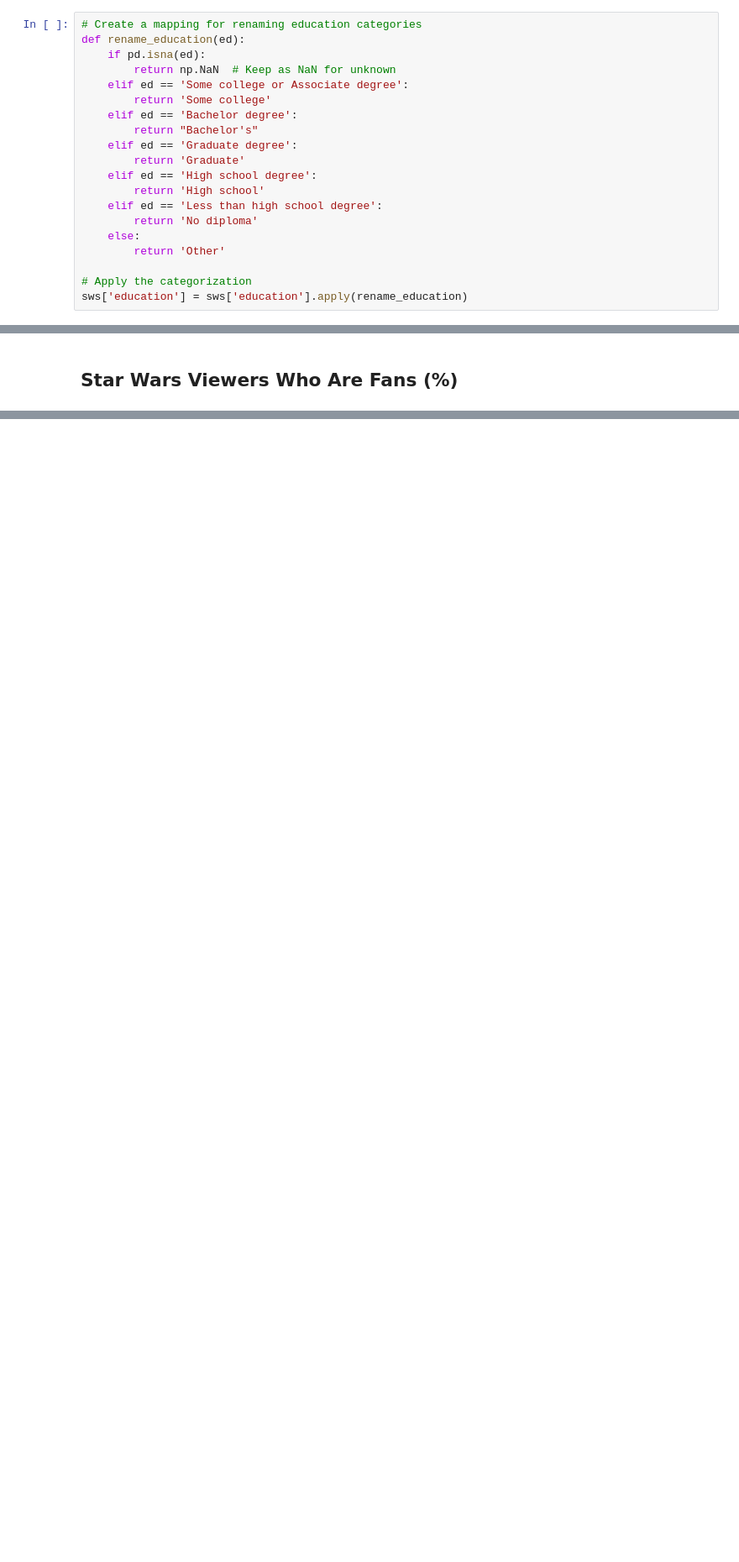
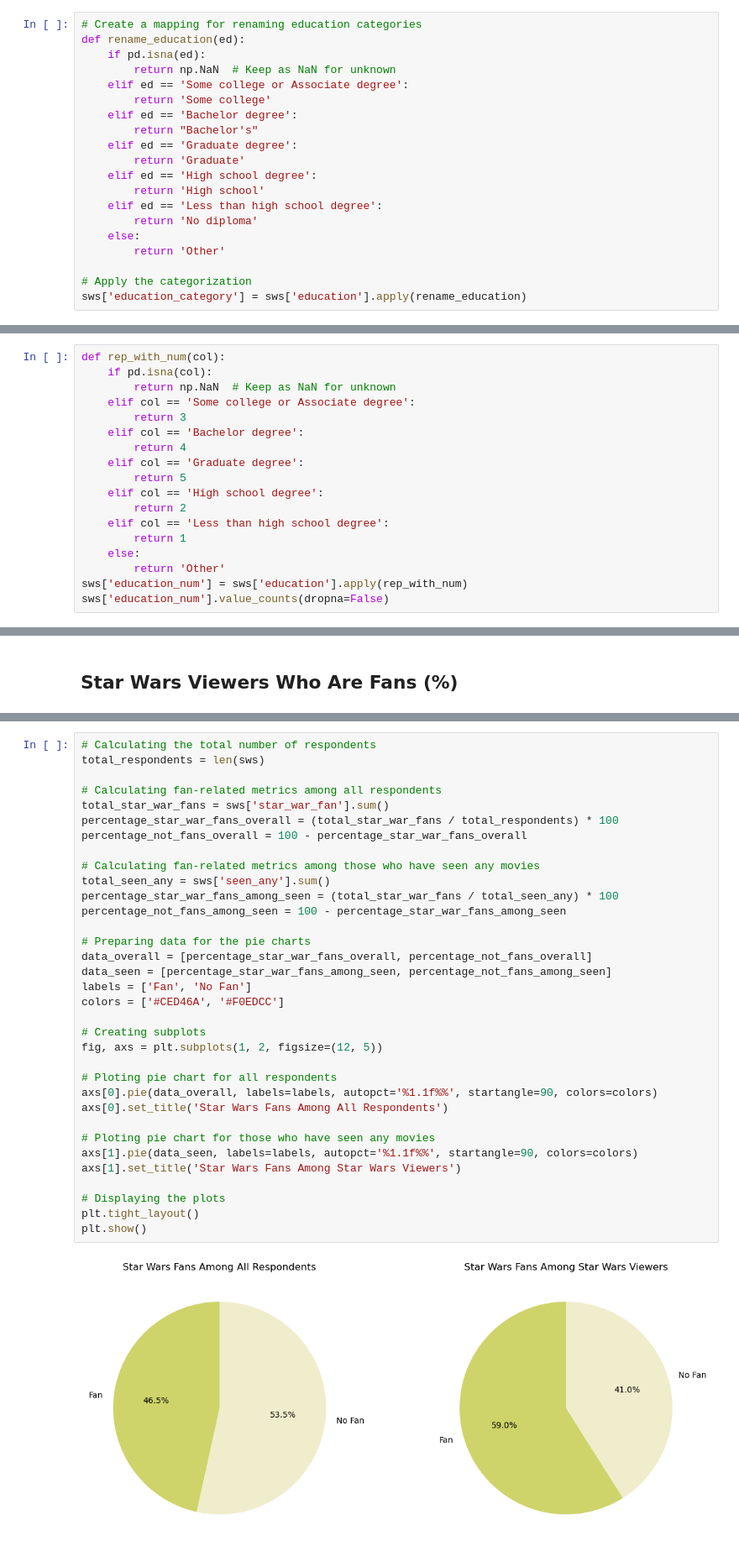
Before and after one commit to mojmous/StarWarsSurvey, a Jupyter notebook: Star War Survey.ipynb, the cells around one changed output, grey strips where cells are left out. Shown at 84% size. Cells and saved outputs as stored; diff of their text form; blank space fills up the shorter version.

```diff
--- a/Star War Survey.ipynb
+++ b/Star War Survey.ipynb
@@ -717,6 +932,6 @@ def rename_education(ed):
         return 'Other'
 
 # Apply the categorization
-sws['education'] = sws['education'].apply(rename_education)
+sws['education_category'] = sws['education'].apply(rename_education)
 # %%
 # Checking the values:
@@ -723,0 +950,18 @@ sws['education'].value_counts(dropna=False)
+# %%
+def rep_with_num(col):
+    if pd.isna(col):
+        return np.NaN  # Keep as NaN for unknown
+    elif col == 'Some college or Associate degree':
+        return 3
+    elif col == 'Bachelor degree':
+        return 4
+    elif col == 'Graduate degree':
+        return 5
+    elif col == 'High school degree':
+        return 2
+    elif col == 'Less than high school degree':
+        return 1
+    else:
+        return 'Other'
+sws['education_num'] = sws['education'].apply(rep_with_num)
+sws['education_num'].value_counts(dropna=False)
@@ -776,0 +1054,36 @@ plt.show()
+# %%
+# Calculating the total number of respondents
+total_respondents = len(sws)
+
+# Calculating fan-related metrics among all respondents
+total_star_war_fans = sws['star_war_fan'].sum()
+percentage_star_war_fans_overall = (total_star_war_fans / total_respondents) * 100
+percentage_not_fans_overall = 100 - percentage_star_war_fans_overall
+
+# Calculating fan-related metrics among those who have seen any movies
+total_seen_any = sws['seen_any'].sum()
+percentage_star_war_fans_among_seen = (total_star_war_fans / total_seen_any) * 100
+percentage_not_fans_among_seen = 100 - percentage_star_war_fans_among_seen
+
+# Preparing data for the pie charts
+data_overall = [percentage_star_war_fans_overall, percentage_not_fans_overall]
+data_seen = [percentage_star_war_fans_among_seen, percentage_not_fans_among_seen]
+labels = ['Fan', 'No Fan']
+colors = ['#CED46A', '#F0EDCC']
+
+# Creating subplots
+fig, axs = plt.subplots(1, 2, figsize=(12, 5))
+
+# Ploting pie chart for all respondents
+axs[0].pie(data_overall, labels=labels, autopct='%1.1f%%', startangle=90, colors=colors)
+axs[0].set_title('Star Wars Fans Among All Respondents')
+
+# Ploting pie chart for those who have seen any movies
+axs[1].pie(data_seen, labels=labels, autopct='%1.1f%%', startangle=90, colors=colors)
+axs[1].set_title('Star Wars Fans Among Star Wars Viewers')
+
+# Displaying the plots
+plt.tight_layout()
+plt.show()
+# %% [output]
+[figure, added]
```
Also changed, not shown: parts of 109 cells of this notebook.
